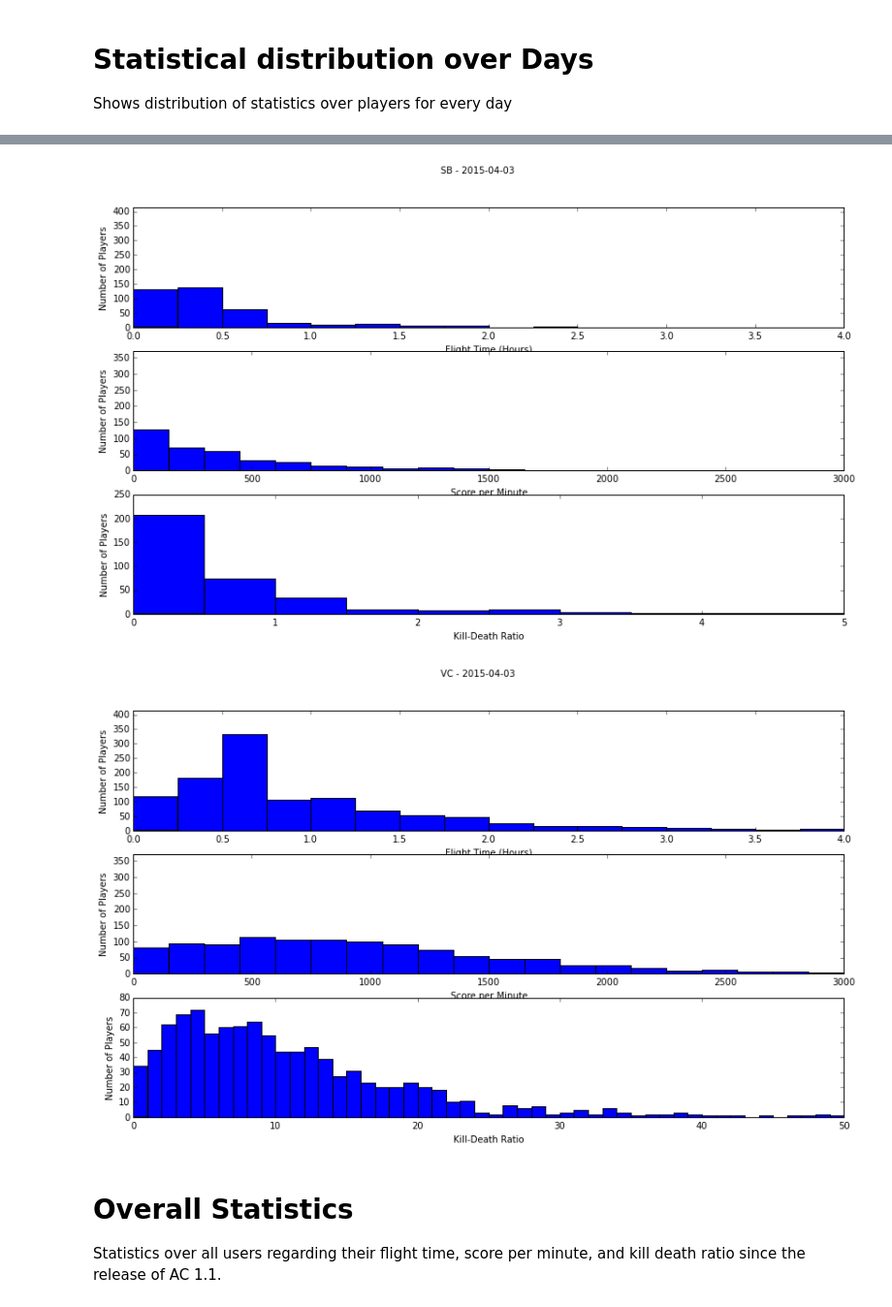
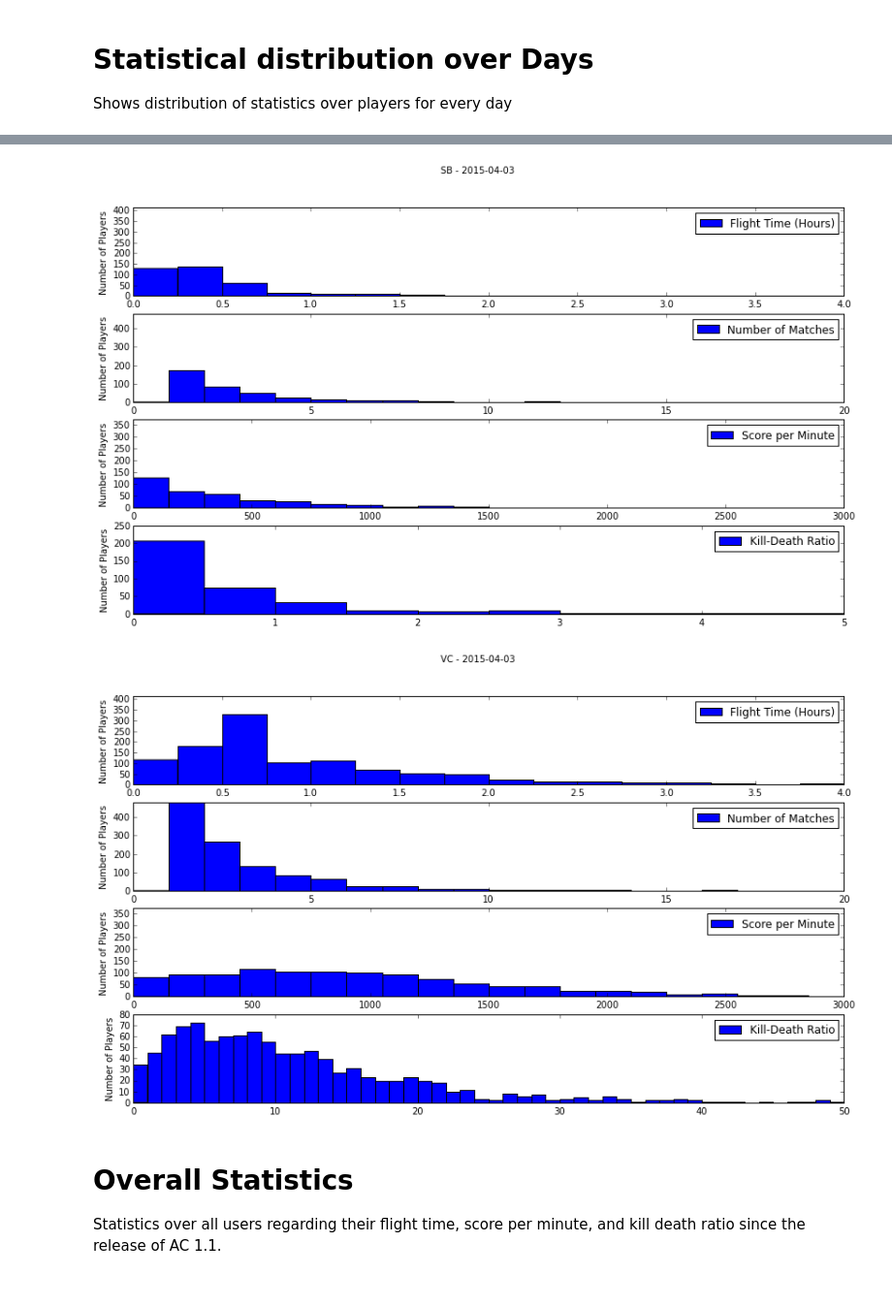
Before and after one commit to WhiteMagic/sc_api, a Jupyter notebook: SC Plots.ipynb, the cells around one changed output, grey strips where cells are left out. Shown at 97% size. Saved outputs shown, nothing was run; the diff lists cells and outputs as text; code cells hidden in the pictures.

Commit message:
Match count plots added

```diff
--- a/SC Plots.ipynb
+++ b/SC Plots.ipynb
@@ -387,10 +387,12 @@ for mode in modes:
             "flight_time": [],
             "spm": [],
             "kdr": [],
+            "matches": [],
         }
         for pilot in data[mode].get_data(key).values():
             daily_data[mode][key]["flight_time"].append(pilot.flight_time)
             daily_data[mode][key]["spm"].append(pilot.score / pilot.flight_time / 60.0)
+            daily_data[mode][key]["matches"].append(pilot.matches)
             if pilot.deaths > 0:
                 daily_data[mode][key]["kdr"].append(pilot.kills / pilot.deaths)
 
@@ -401,14 +403,16 @@ range_values = {
     "spm": (0, 3000),
     "kdr": (0, 5),
     "kdr_vc": (0, 50),
+    "matches": (0, 20),
 }
 bin_counts = {
     "flight_time": 16,
     "spm": 20,
     "kdr": 10,
     "kdr_vc": 50,
+    "matches": 20,
 }
-for key in ["flight_time", "spm", "kdr"]:
+for key in ["flight_time", "spm", "kdr", "matches"]:
     for mode in modes:
         param_key = "kdr_vc" if key == "kdr" and mode == "VC" else key
         counts, _ = np.histogram(
@@ -427,25 +431,31 @@ for i, mode in enumerate(modes):
         plt.figure()
         plt.suptitle("{} - {}".format(mode, key))
 
-        plt.subplot(3, 1, 1)
+        plt.subplot(4, 1, 1)
         plt.hist(daily_data[mode][key]["flight_time"], bins=bin_counts["flight_time"], range=range_values["flight_time"])
         plt.ylim((0, y_axis_limits["flight_time"]))
         plt.ylabel("Number of Players")
-        plt.xlabel("Flight Time (Hours)")
+        plt.legend(["Flight Time (Hours)"])
 
-        plt.subplot(3, 1, 2)
+        plt.subplot(4, 1, 2)
+        plt.hist(daily_data[mode][key]["matches"], bins=bin_counts["matches"], range=range_values["matches"])
+        plt.ylim((0, y_axis_limits["matches"]))
+        plt.ylabel("Number of Players")
+        plt.legend(["Number of Matches"])
+
+        plt.subplot(4, 1, 3)
         plt.hist(daily_data[mode][key]["spm"], bins=bin_counts["spm"], range=range_values["spm"])
         plt.ylim((0, y_axis_limits["spm"]))
         plt.ylabel("Number of Players")
-        plt.xlabel("Score per Minute")
+        plt.legend(["Score per Minute"])
 
-        plt.subplot(3, 1, 3)
+        plt.subplot(4, 1, 4)
         if mode == "VC":
             plt.hist(daily_data[mode][key]["kdr"], bins=bin_counts["kdr_vc"], range=range_values["kdr_vc"])
         else:
             plt.hist(daily_data[mode][key]["kdr"], bins=bin_counts["kdr"], range=range_values["kdr"])
         plt.ylabel("Number of Players")
-        plt.xlabel("Kill-Death Ratio")
+        plt.legend(["Kill-Death Ratio"])
 
         plt.show()
 # %% [output]
@@ -453,5 +463,5 @@ for i, mode in enumerate(modes):
-[figure, old version]
+[figure, new version]
-[figure, old version]
+[figure, new version]
 # %% [markdown]
 Overall Statistics
 ==================
```
Also changed, not shown: parts of 2 cells of this notebook.
